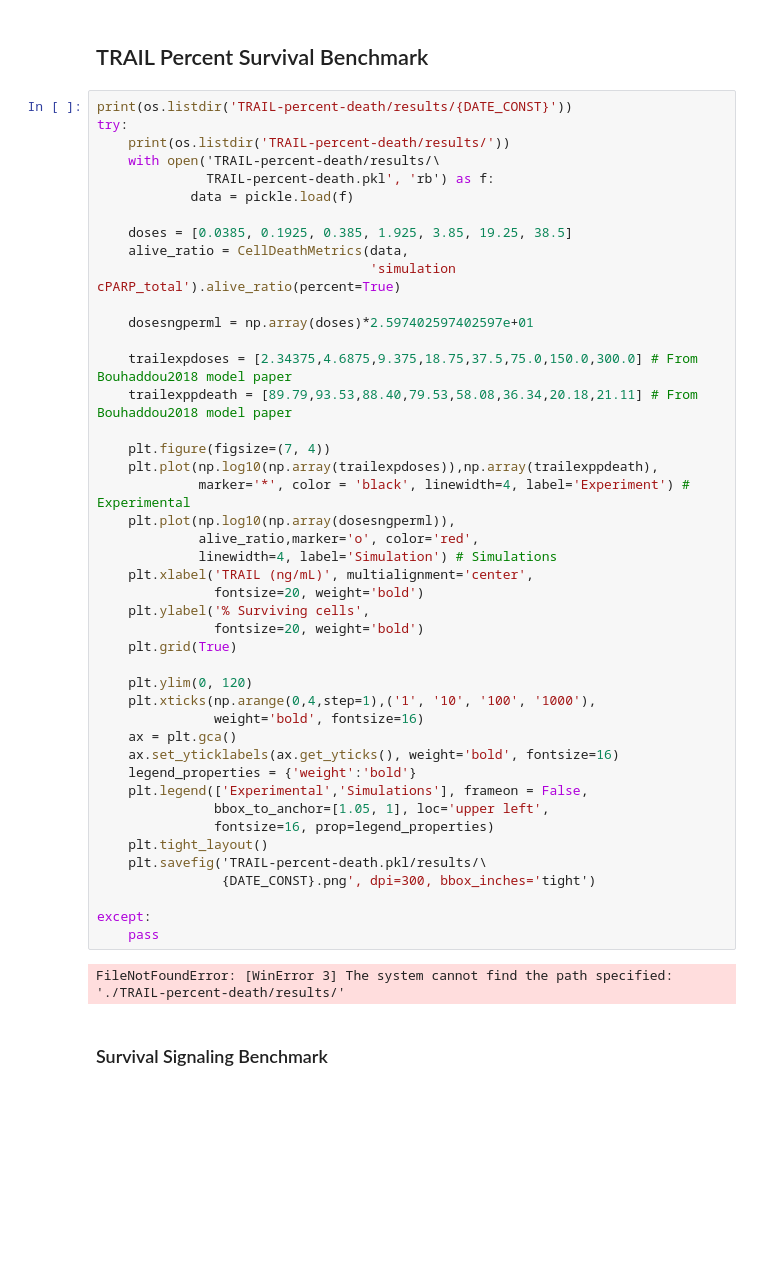
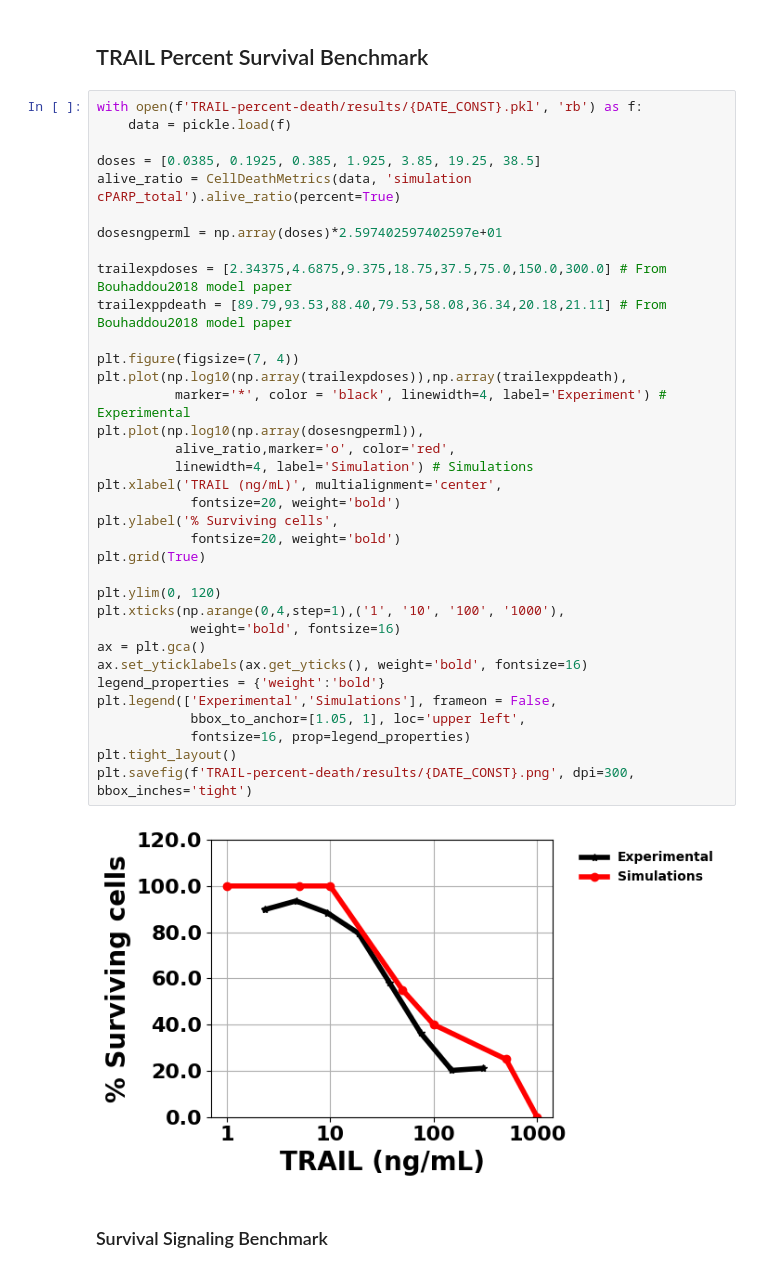
Before and after one commit to JonahRileyHuggins/SPARCED, a Jupyter notebook: SPARCED/src/validation/visualization/benchmark evaluation notebook.ipynb, the cells around one changed output. Cells and saved outputs as stored; diff of their text form; blank space fills up the shorter version.

```diff
--- a/SPARCED/src/validation/visualization/benchmark evaluation notebook.ipynb
+++ b/SPARCED/src/validation/visualization/benchmark evaluation notebook.ipynb
@@ -526,51 +525,42 @@ fig.savefig(f'TRAIL_time-to-death/results/{DATE_CONST}.png', dpi=300, bbox_inche
 # %% [markdown]
 ## TRAIL Percent Survival Benchmark
 # %%
-print(os.listdir('TRAIL-percent-death/results/{DATE_CONST}'))
-try:
-    print(os.listdir('TRAIL-percent-death/results/'))
-    with open('TRAIL-percent-death/results/\
-              TRAIL-percent-death.pkl', 'rb') as f:
-            data = pickle.load(f)
+with open(f'TRAIL-percent-death/results/{DATE_CONST}.pkl', 'rb') as f:
+    data = pickle.load(f)
 
-    doses = [0.0385, 0.1925, 0.385, 1.925, 3.85, 19.25, 38.5]
-    alive_ratio = CellDeathMetrics(data,
-                                   'simulation cPARP_total').alive_ratio(percent=True)
+doses = [0.0385, 0.1925, 0.385, 1.925, 3.85, 19.25, 38.5]
+alive_ratio = CellDeathMetrics(data, 'simulation cPARP_total').alive_ratio(percent=True)
 
-    dosesngperml = np.array(doses)*2.597402597402597e+01
+dosesngperml = np.array(doses)*2.597402597402597e+01
 
-    trailexpdoses = [2.34375,4.6875,9.375,18.75,37.5,75.0,150.0,300.0] # From Bouhaddou2018 model paper
-    trailexppdeath = [89.79,93.53,88.40,79.53,58.08,36.34,20.18,21.11] # From Bouhaddou2018 model paper
+trailexpdoses = [2.34375,4.6875,9.375,18.75,37.5,75.0,150.0,300.0] # From Bouhaddou2018 model paper
+trailexppdeath = [89.79,93.53,88.40,79.53,58.08,36.34,20.18,21.11] # From Bouhaddou2018 model paper
 
-    plt.figure(figsize=(7, 4))
-    plt.plot(np.log10(np.array(trailexpdoses)),np.array(trailexppdeath),
-             marker='*', color = 'black', linewidth=4, label='Experiment') # Experimental
-    plt.plot(np.log10(np.array(dosesngperml)),
-             alive_ratio,marker='o', color='red',
-             linewidth=4, label='Simulation') # Simulations
-    plt.xlabel('TRAIL (ng/mL)', multialignment='center',
-               fontsize=20, weight='bold')
-    plt.ylabel('% Surviving cells',
-               fontsize=20, weight='bold')
-    plt.grid(True)
+plt.figure(figsize=(7, 4))
+plt.plot(np.log10(np.array(trailexpdoses)),np.array(trailexppdeath),
+          marker='*', color = 'black', linewidth=4, label='Experiment') # Experimental
+plt.plot(np.log10(np.array(dosesngperml)),
+          alive_ratio,marker='o', color='red',
+          linewidth=4, label='Simulation') # Simulations
+plt.xlabel('TRAIL (ng/mL)', multialignment='center',
+            fontsize=20, weight='bold')
+plt.ylabel('% Surviving cells',
+            fontsize=20, weight='bold')
+plt.grid(True)
 
-    plt.ylim(0, 120)
-    plt.xticks(np.arange(0,4,step=1),('1', '10', '100', '1000'),
-               weight='bold', fontsize=16)
-    ax = plt.gca()
-    ax.set_yticklabels(ax.get_yticks(), weight='bold', fontsize=16)
-    legend_properties = {'weight':'bold'}
-    plt.legend(['Experimental','Simulations'], frameon = False,
-               bbox_to_anchor=[1.05, 1], loc='upper left',
-               fontsize=16, prop=legend_properties)
-    plt.tight_layout()
-    plt.savefig('TRAIL-percent-death.pkl/results/\
-                {DATE_CONST}.png', dpi=300, bbox_inches='tight')
-
-except:
-    pass
+plt.ylim(0, 120)
+plt.xticks(np.arange(0,4,step=1),('1', '10', '100', '1000'),
+            weight='bold', fontsize=16)
+ax = plt.gca()
+ax.set_yticklabels(ax.get_yticks(), weight='bold', fontsize=16)
+legend_properties = {'weight':'bold'}
+plt.legend(['Experimental','Simulations'], frameon = False,
+            bbox_to_anchor=[1.05, 1], loc='upper left',
+            fontsize=16, prop=legend_properties)
+plt.tight_layout()
+plt.savefig(f'TRAIL-percent-death/results/{DATE_CONST}.png', dpi=300, bbox_inches='tight')
 # %% [output]
-FileNotFoundError: [WinError 3] The system cannot find the path specified: './TRAIL-percent-death/results/'
+[figure, added]
 # %% [markdown]
 ### Survival Signaling Benchmark
 # %%
```
Also changed, not shown: parts of 5 cells of this notebook, 1 other file.
